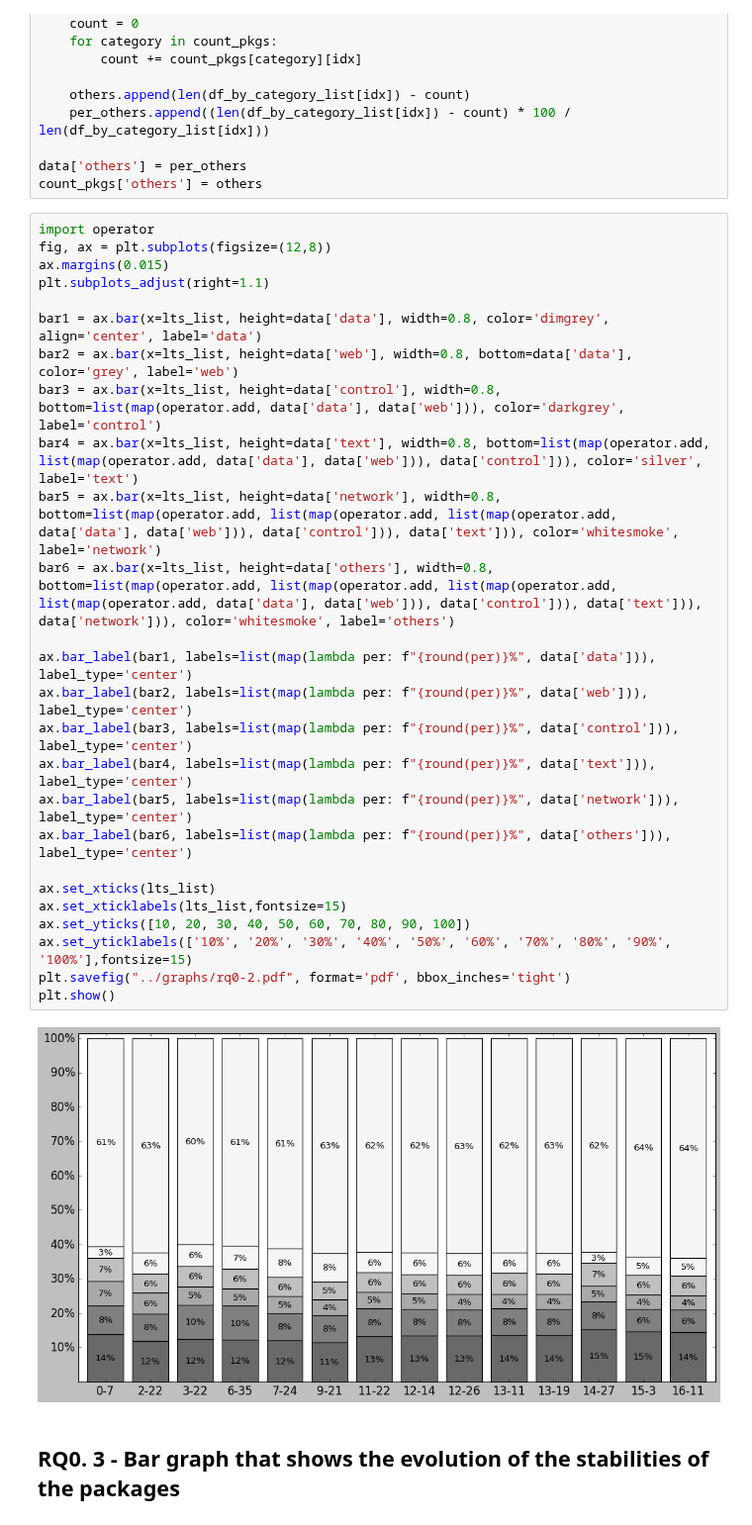
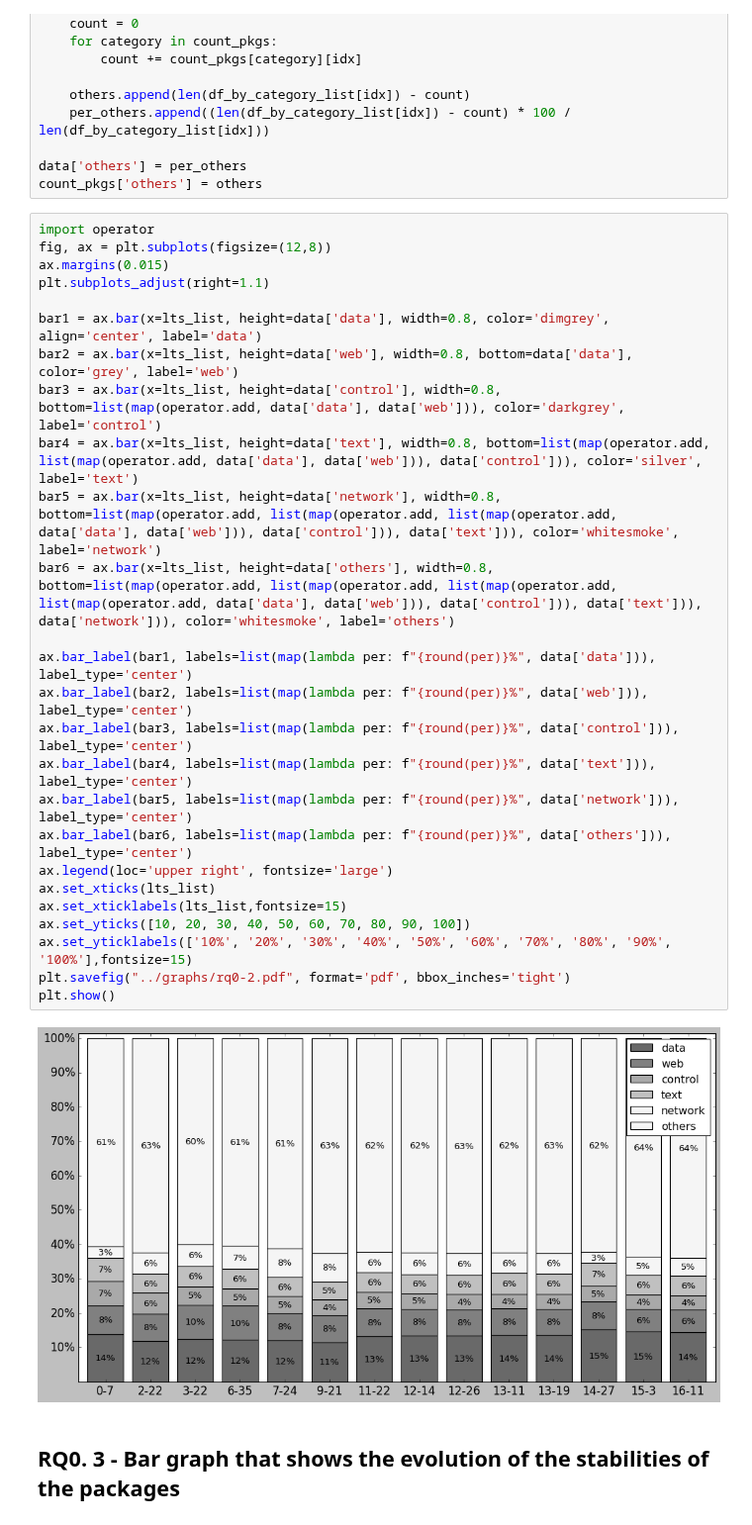
Before and after one commit to pragmaticslaboratory/stackage-evolution, a Jupyter notebook: notebooks/answers.ipynb, the cells around one changed output. Shown at 99% size. Drawn from its saved outputs; the diff is of its cells as text.

```diff
--- a/notebooks/answers.ipynb
+++ b/notebooks/answers.ipynb
@@ -195,31 +195,31 @@ count_pkgs['others'] = others
 # %%
 import operator
 fig, ax = plt.subplots(figsize=(12,8))
 ax.margins(0.015)
 plt.subplots_adjust(right=1.1)
 
 bar1 = ax.bar(x=lts_list, height=data['data'], width=0.8, color='dimgrey', align='center', label='data')
 bar2 = ax.bar(x=lts_list, height=data['web'], width=0.8, bottom=data['data'], color='grey', label='web')
 bar3 = ax.bar(x=lts_list, height=data['control'], width=0.8, bottom=list(map(operator.add, data['data'], data['web'])), color='darkgrey', label='control')
 bar4 = ax.bar(x=lts_list, height=data['text'], width=0.8, bottom=list(map(operator.add, list(map(operator.add, data['data'], data['web'])), data['control'])), color='silver', label='text')
 bar5 = ax.bar(x=lts_list, height=data['network'], width=0.8, bottom=list(map(operator.add, list(map(operator.add, list(map(operator.add, data['data'], data['web'])), data['control'])), data['text'])), color='whitesmoke', label='network')
 bar6 = ax.bar(x=lts_list, height=data['others'], width=0.8, bottom=list(map(operator.add, list(map(operator.add, list(map(operator.add, list(map(operator.add, data['data'], data['web'])), data['control'])), data['text'])), data['network'])), color='whitesmoke', label='others')
 
 ax.bar_label(bar1, labels=list(map(lambda per: f"{round(per)}%", data['data'])), label_type='center')
 ax.bar_label(bar2, labels=list(map(lambda per: f"{round(per)}%", data['web'])), label_type='center')
 ax.bar_label(bar3, labels=list(map(lambda per: f"{round(per)}%", data['control'])), label_type='center')
 ax.bar_label(bar4, labels=list(map(lambda per: f"{round(per)}%", data['text'])), label_type='center')
 ax.bar_label(bar5, labels=list(map(lambda per: f"{round(per)}%", data['network'])), label_type='center')
 ax.bar_label(bar6, labels=list(map(lambda per: f"{round(per)}%", data['others'])), label_type='center')
-
+ax.legend(loc='upper right', fontsize='large')
 ax.set_xticks(lts_list)
 ax.set_xticklabels(lts_list,fontsize=15)
 ax.set_yticks([10, 20, 30, 40, 50, 60, 70, 80, 90, 100])
 ax.set_yticklabels(['10%', '20%', '30%', '40%', '50%', '60%', '70%', '80%', '90%', '100%'],fontsize=15)
 plt.savefig("../graphs/rq0-2.pdf", format='pdf', bbox_inches='tight')
 plt.show()
 # %% [output]
-[figure, old version]
+[figure, new version]
 # %% [markdown]
 ## RQ0. 3 - Bar graph that shows the evolution of the stabilities of the packages
 # %%
```
Also changed, not shown: parts of 5 cells of this notebook, 10 other files.
